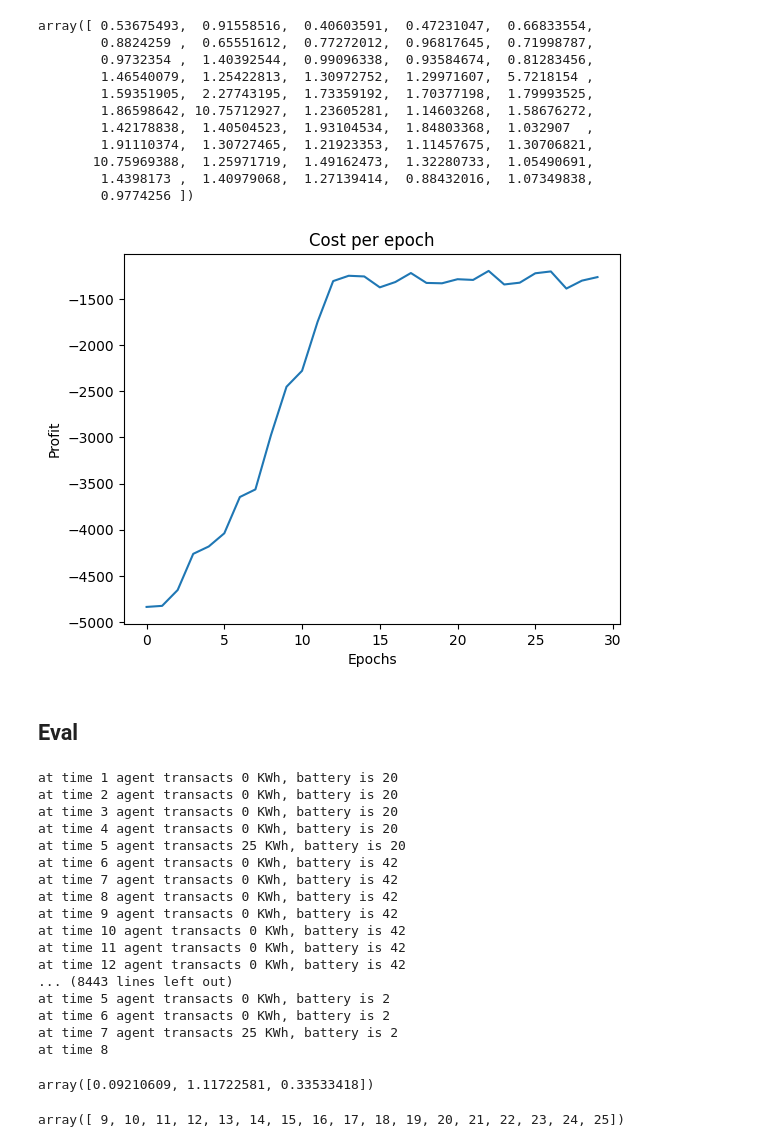
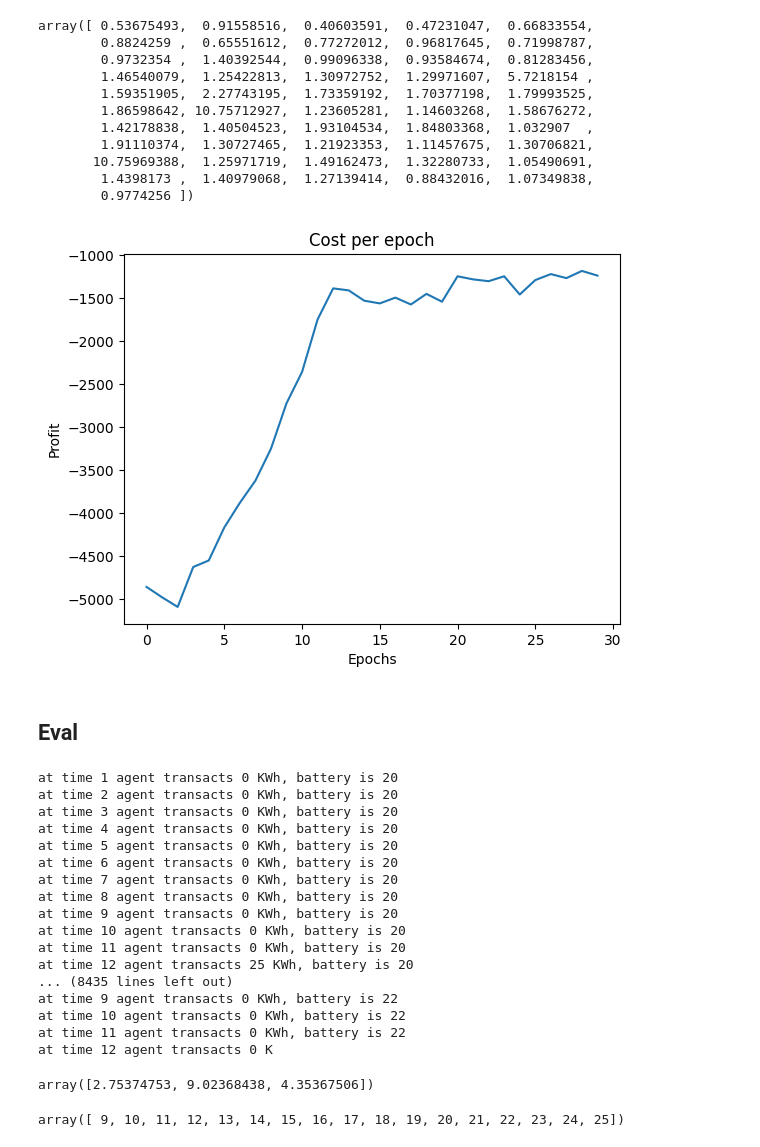
Before and after one commit to aeli3/RL-Project-2024, a Jupyter notebook: SmartGridEnv.ipynb, the cells around one changed output. Cells and saved outputs as stored; diff of their text form; code cells hidden in the pictures.

Commit message:
Added learning_Rate decay
asdasd

```diff
--- a/SmartGridEnv.ipynb
+++ b/SmartGridEnv.ipynb
@@ -116,7 +116,7 @@ class SmartGridEnv(gym.Env):
         return self.action_space.sample(mask = mask)
 
     def reward(self, action, charge_cost):
-        reward = -charge_cost + 0.06 * self.current_battery
+        reward = -charge_cost + 0.05 * self.current_battery
         return reward
 
     def step(self, action):
@@ -273,8 +273,8 @@ class SimpleQAgent(QAgent):
         super().__init__(env)
         self.Qtable = np.zeros((12, 3, 3))
         self.actions = np.array([0, 25, 50])
-        self.discount_rate = 0.
-        self.learning_rate = 0.01
+        self.discount_rate = 0.9
+        self.learning_rate = 0.1
         self.epsilon = 0.7
 
     def mask(self):
@@ -300,34 +300,37 @@ class SimpleQAgent(QAgent):
 
     def train(self, simulations = 100, epsilon = 0.05):
         for i in range(simulations):
+            # learning_rate / epsilon decay
             self.epsilon = max(0.05, self.epsilon - 0.05)
+            self.learning_rate *= 0.9
+
             while not self.env.done:
                 current_state = tuple(self.env.current_state)
                 action = self.select_action_epsilon_greedy(current_state)
                 next_state, reward, done, available= env.step(action)
                 next_state_mask = self.mask()
                 action = np.argwhere(self.actions == action)[0][0]
 
                 # update Q_values
                 Q_target = (reward + self.discount_rate*np.max(self.Qtable[next_state][next_state_mask]))
                 delta = self.learning_rate * (Q_target - self.Qtable[current_state][action])
                 self.Qtable[current_state][action] = self.Qtable[current_state][action] + delta
 
             self.profit.append(env.profit)
             self.env.initialize_params()
 
     def predict(self, state):
         mask = self.mask()
         max_action = np.argmax(np.where(mask, self.Qtable[current_state], -100))
         action = self.actions[max_action]
         return action
 
 env = SmartGridEnv(train[:700])
 agent = SimpleQAgent()
 agent.train(simulations=30)
 agent.plot_profits()
 # %% [output]
-[figure, old version]
+[figure, new version]
 # %% [markdown]
 ## Eval
 # %%
@@ -346,23 +349,23 @@ at time 1 agent transacts 0 KWh, battery is 20
 at time 2 agent transacts 0 KWh, battery is 20
 at time 3 agent transacts 0 KWh, battery is 20
 at time 4 agent transacts 0 KWh, battery is 20
-at time 5 agent transacts 25 KWh, battery is 20
-at time 6 agent transacts 0 KWh, battery is 42
-at time 7 agent transacts 0 KWh, battery is 42
-at time 8 agent transacts 0 KWh, battery is 42
-at time 9 agent transacts 0 KWh, battery is 42
-at time 10 agent transacts 0 KWh, battery is 42
-at time 11 agent transacts 0 KWh, battery is 42
-at time 12 agent transacts 0 KWh, battery is 42
-... (8443 lines left out)
-at time 5 agent transacts 0 KWh, battery is 2
-at time 6 agent transacts 0 KWh, battery is 2
-at time 7 agent transacts 25 KWh, battery is 2
-at time 8
+at time 5 agent transacts 0 KWh, battery is 20
+at time 6 agent transacts 0 KWh, battery is 20
+at time 7 agent transacts 0 KWh, battery is 20
+at time 8 agent transacts 0 KWh, battery is 20
+at time 9 agent transacts 0 KWh, battery is 20
+at time 10 agent transacts 0 KWh, battery is 20
+at time 11 agent transacts 0 KWh, battery is 20
+at time 12 agent transacts 25 KWh, battery is 20
+... (8435 lines left out)
+at time 9 agent transacts 0 KWh, battery is 22
+at time 10 agent transacts 0 KWh, battery is 22
+at time 11 agent transacts 0 KWh, battery is 22
+at time 12 agent transacts 0 K
 # %%
 agent.Qtable[0, 0]
 # %% [output]
-array([0.09210609, 1.11722581, 0.33533418])
+array([2.75374753, 9.02368438, 4.35367506])
 # %%
 agent.env.current_hour = 6
 agent.env.current_battery = 12
```
